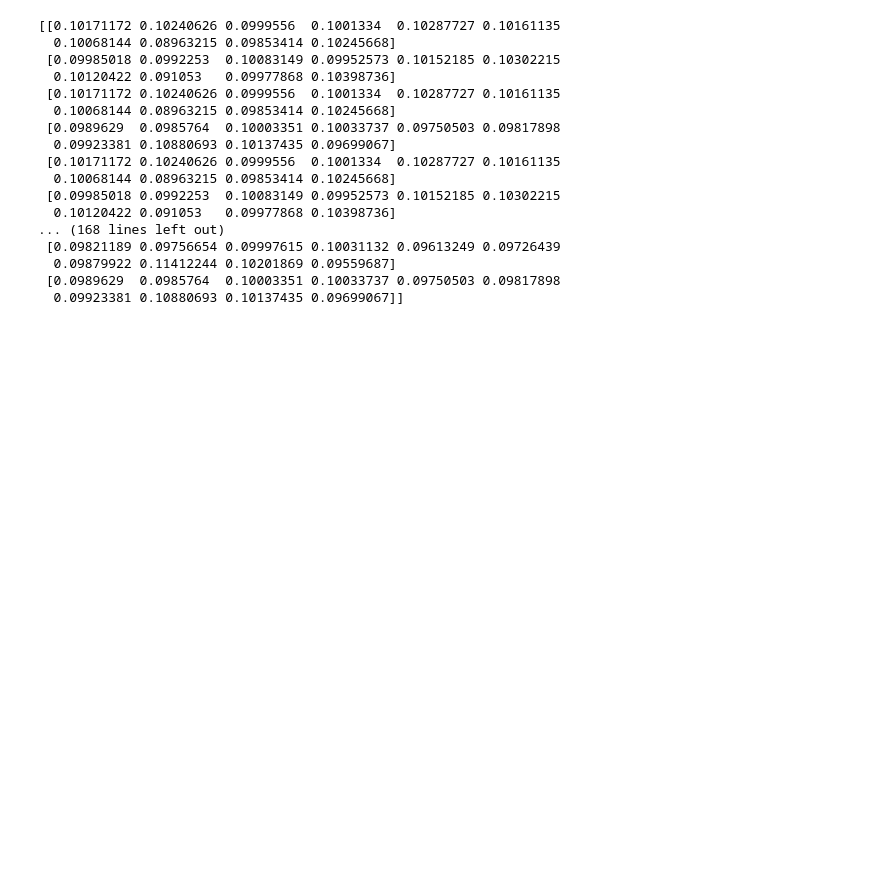
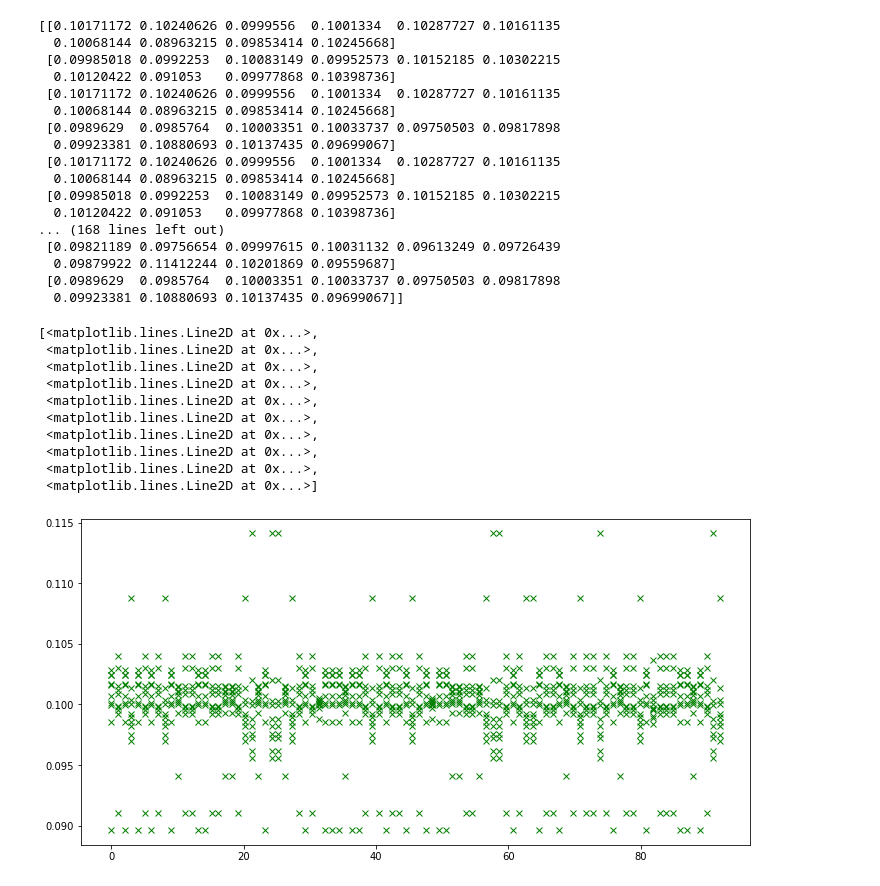
Before and after one commit to JillianMellen/NLP, a Jupyter notebook: Keras_for_ML_I_hope.ipynb, the cells around one changed output. Cells and saved outputs as stored; diff of their text form; code cells hidden in the pictures; blank space fills up the shorter version.

Commit message:
Score predictions + plots!

```diff
--- a/Keras_for_ML_I_hope.ipynb
+++ b/Keras_for_ML_I_hope.ipynb
@@ -493,5 +493,24 @@ print(y_proba)
 # %%
 #Predict values test objects
 X_new = X_test2
-y_proba = model.predict(X_new).round(2)
+y_proba = model.predict(X_new)
 print(y_proba)
+# %%
+x = np.linspace(0,92,92)
+y1 = y_test
+y2 = y_proba
+plt.figure(figsize=(12,6))
+#plt.plot(x,y1, 'o')
+plt.plot(x,y2, 'x', c='g')
+# %% [output]
+[<matplotlib.lines.Line2D at 0x...>,
+ <matplotlib.lines.Line2D at 0x...>,
+ <matplotlib.lines.Line2D at 0x...>,
+ <matplotlib.lines.Line2D at 0x...>,
+ <matplotlib.lines.Line2D at 0x...>,
+ <matplotlib.lines.Line2D at 0x...>,
+ <matplotlib.lines.Line2D at 0x...>,
+ <matplotlib.lines.Line2D at 0x...>,
+ <matplotlib.lines.Line2D at 0x...>,
+ <matplotlib.lines.Line2D at 0x...>]
+[figure, added]
```
